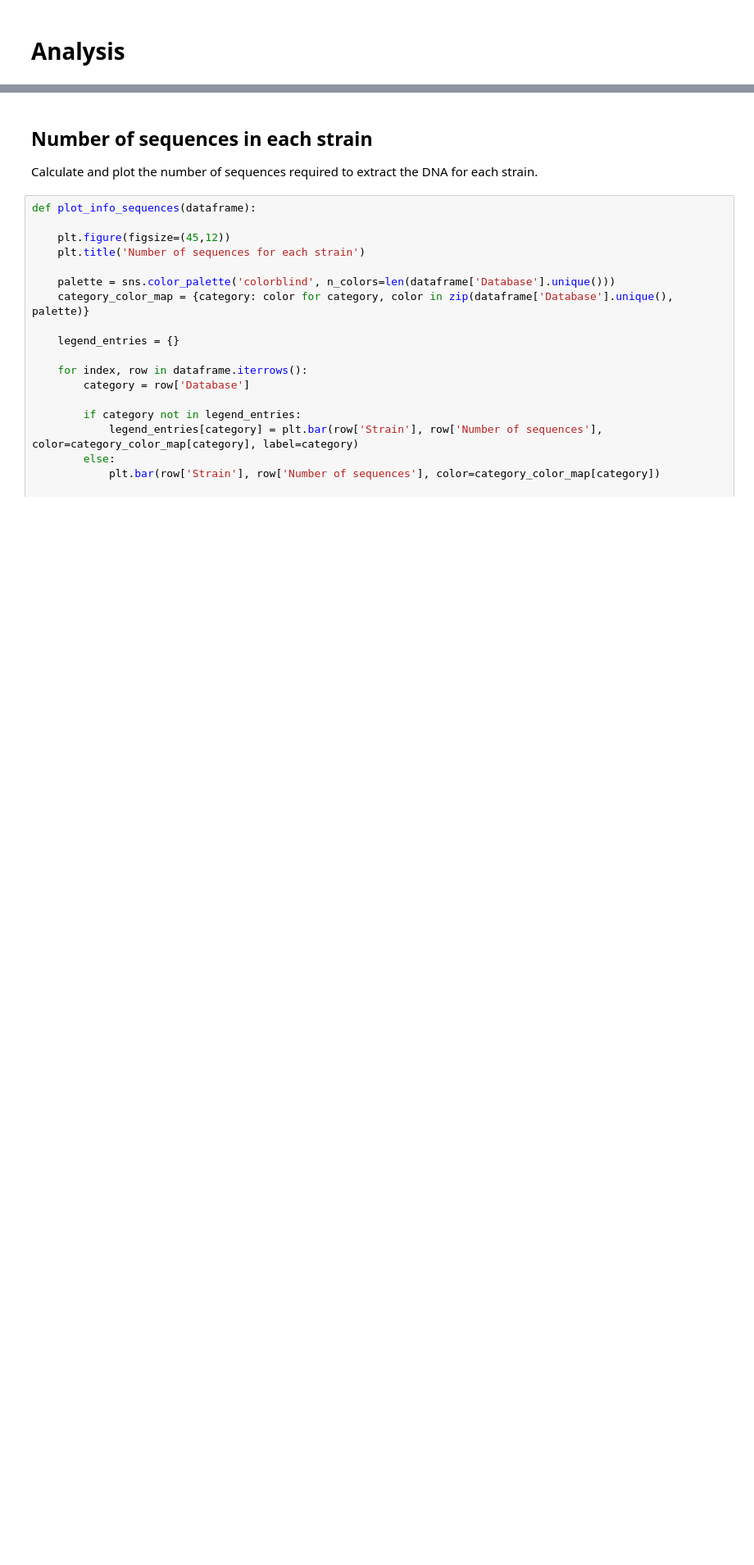
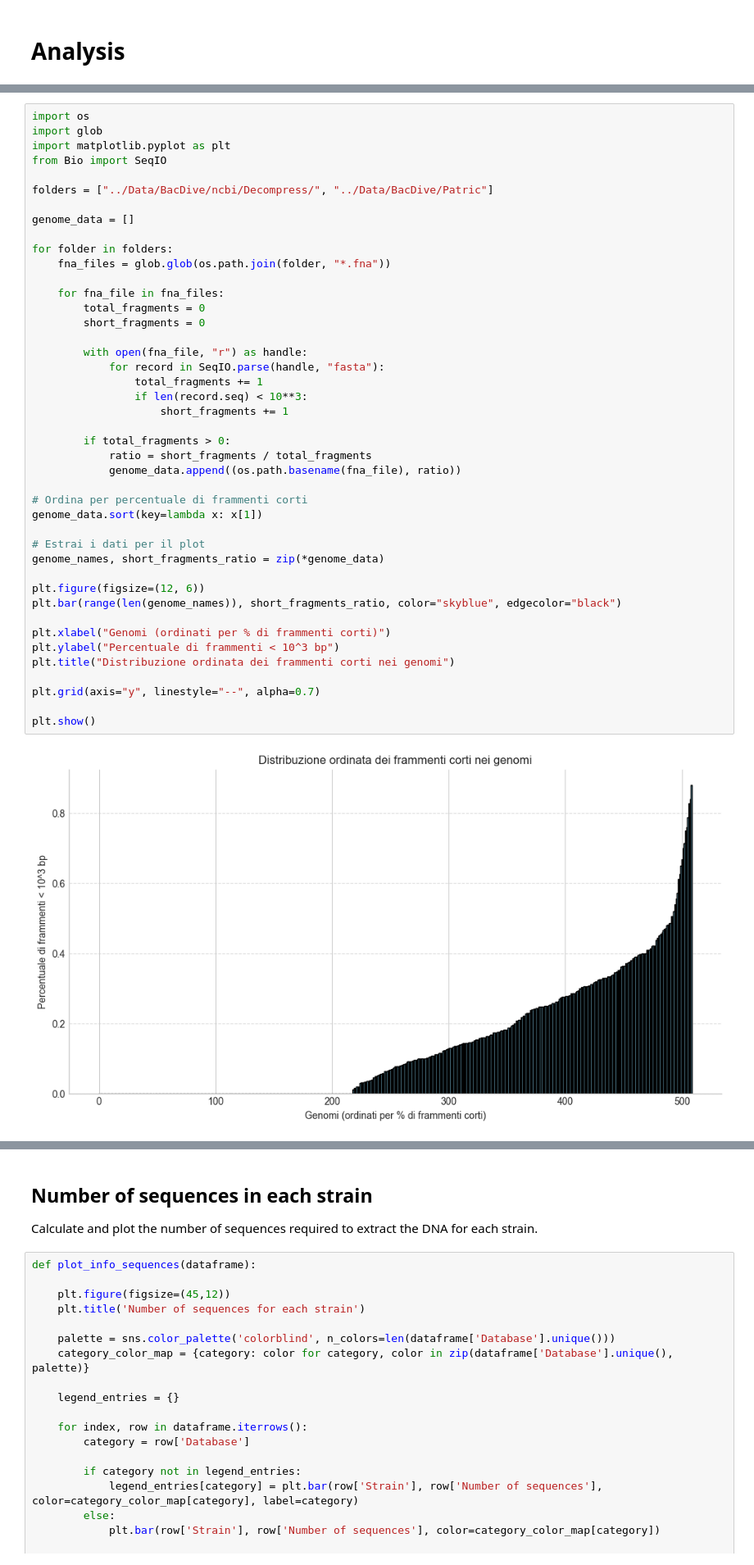
Before and after one commit to fiorenzotittaferrante/API50CH_MicrobialPrediction, a Jupyter notebook: Archive/Analyses.ipynb, the cells around one changed output, grey strips where cells are left out. Shown at 82% size. Cells and saved outputs as stored; diff of their text form; blank space fills up the shorter version.

```diff
--- a/Archive/Analyses.ipynb
+++ b/Archive/Analyses.ipynb
@@ -16,0 +55,45 @@ plt.rcParams['axes.facecolor'] = 'white'
+# %%
+import os
+import glob
+import matplotlib.pyplot as plt
+from Bio import SeqIO
+
+folders = ["../Data/BacDive/ncbi/Decompress/", "../Data/BacDive/Patric"]
+
+genome_data = []
+
+for folder in folders:
+    fna_files = glob.glob(os.path.join(folder, "*.fna"))
+
+    for fna_file in fna_files:
+        total_fragments = 0
+        short_fragments = 0
+
+        with open(fna_file, "r") as handle:
+            for record in SeqIO.parse(handle, "fasta"):
+                total_fragments += 1
+                if len(record.seq) < 10**3:
+                    short_fragments += 1
+
+        if total_fragments > 0:
+            ratio = short_fragments / total_fragments
+            genome_data.append((os.path.basename(fna_file), ratio))
+
+# Ordina per percentuale di frammenti corti
+genome_data.sort(key=lambda x: x[1])
+
+# Estrai i dati per il plot
+genome_names, short_fragments_ratio = zip(*genome_data)
+
+plt.figure(figsize=(12, 6))
+plt.bar(range(len(genome_names)), short_fragments_ratio, color="skyblue", edgecolor="black")
+
+plt.xlabel("Genomi (ordinati per % di frammenti corti)")
+plt.ylabel("Percentuale di frammenti < 10^3 bp")
+plt.title("Distribuzione ordinata dei frammenti corti nei genomi")
+
+plt.grid(axis="y", linestyle="--", alpha=0.7)
+
+plt.show()
+# %% [output]
+[figure, added]
```
Also changed, not shown: parts of 11 cells of this notebook, 10 other files.
